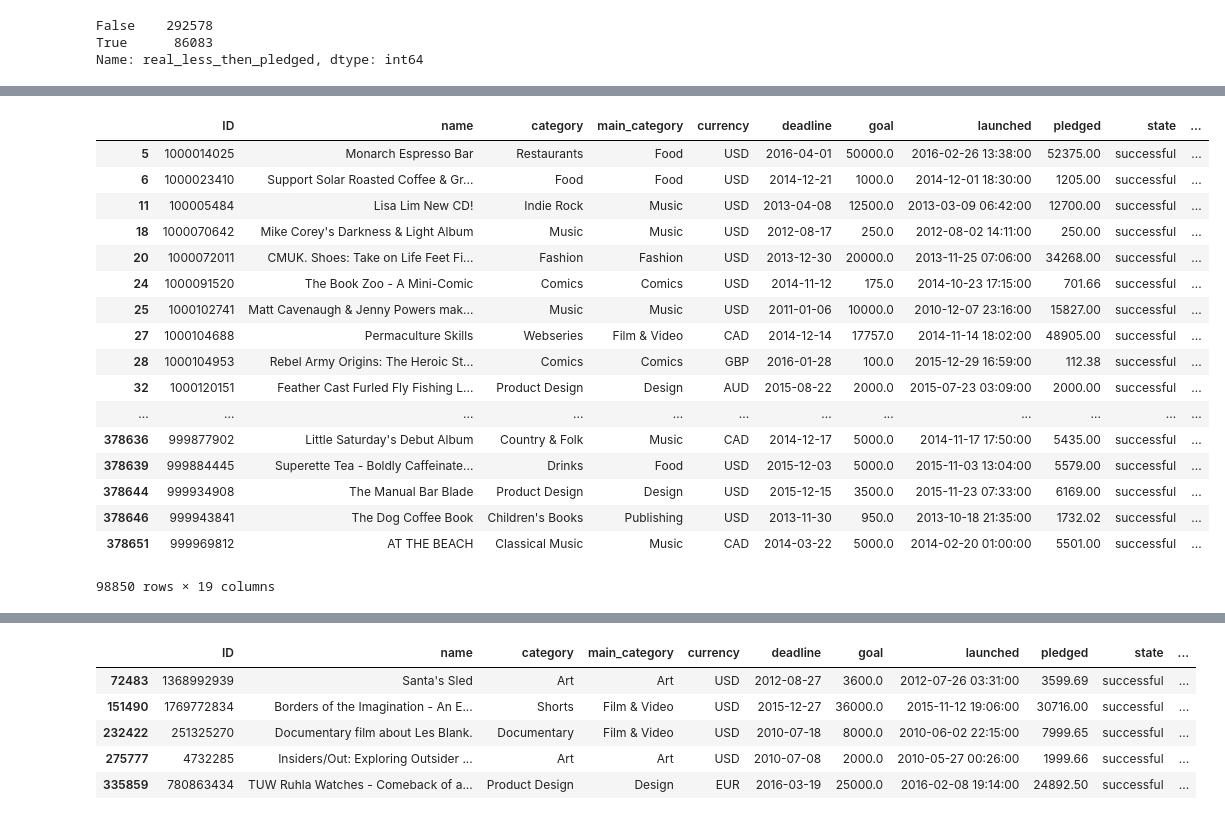
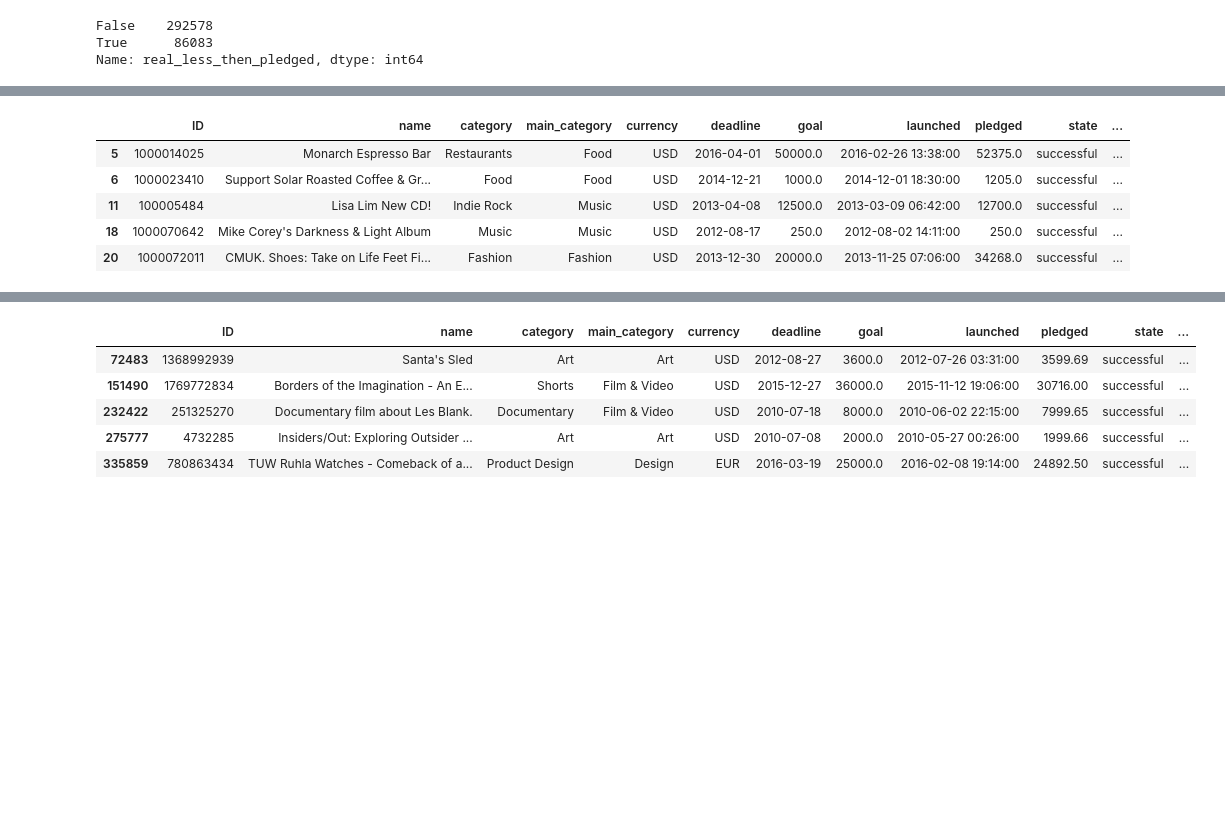
Before and after one commit to sagarvadher/KickstarterSuccessRatePredicton, a Jupyter notebook: Kickstarter.ipynb, the cells around one changed output, grey strips where cells are left out. Cells and saved outputs as stored; diff of their text form; code cells hidden in the pictures; blank space fills up the shorter version.

```diff
--- a/Kickstarter.ipynb
+++ b/Kickstarter.ipynb
@@ -319,24 +307,12 @@ df[(df.state == 'successful') & (df.real_less_then_pledged == True)]
 # %%
-df[(df.state == 'successful') & (df.real_less_then_pledged == False)]
+df[(df.state == 'successful') & (df.real_less_then_pledged == False)].head()
 # %% [output]
 |  | ID | name | category | main_category | currency | deadline | goal | launched | pledged | state | ... |
-| 5 | 1000014025 | Monarch Espresso Bar | Restaurants | Food | USD | 2016-04-01 | 50000.0 | 2016-02-26 13:38:00 | 52375.00 | successful | ... |
-| 6 | 1000023410 | Support Solar Roasted Coffee & Gr... | Food | Food | USD | 2014-12-21 | 1000.0 | 2014-12-01 18:30:00 | 1205.00 | successful | ... |
-| 11 | 100005484 | Lisa Lim New CD! | Indie Rock | Music | USD | 2013-04-08 | 12500.0 | 2013-03-09 06:42:00 | 12700.00 | successful | ... |
-| 18 | 1000070642 | Mike Corey's Darkness & Light Album | Music | Music | USD | 2012-08-17 | 250.0 | 2012-08-02 14:11:00 | 250.00 | successful | ... |
-| 20 | 1000072011 | CMUK. Shoes: Take on Life Feet Fi... | Fashion | Fashion | USD | 2013-12-30 | 20000.0 | 2013-11-25 07:06:00 | 34268.00 | successful | ... |
-| 24 | 1000091520 | The Book Zoo - A Mini-Comic | Comics | Comics | USD | 2014-11-12 | 175.0 | 2014-10-23 17:15:00 | 701.66 | successful | ... |
-| 25 | 1000102741 | Matt Cavenaugh & Jenny Powers mak... | Music | Music | USD | 2011-01-06 | 10000.0 | 2010-12-07 23:16:00 | 15827.00 | successful | ... |
-| 27 | 1000104688 | Permaculture Skills | Webseries | Film & Video | CAD | 2014-12-14 | 17757.0 | 2014-11-14 18:02:00 | 48905.00 | successful | ... |
-| 28 | 1000104953 | Rebel Army Origins: The Heroic St... | Comics | Comics | GBP | 2016-01-28 | 100.0 | 2015-12-29 16:59:00 | 112.38 | successful | ... |
-| 32 | 1000120151 | Feather Cast Furled Fly Fishing L... | Product Design | Design | AUD | 2015-08-22 | 2000.0 | 2015-07-23 03:09:00 | 2000.00 | successful | ... |
-| ... | ... | ... | ... | ... | ... | ... | ... | ... | ... | ... | ... |
-| 378636 | 999877902 | Little Saturday's Debut Album | Country & Folk | Music | CAD | 2014-12-17 | 5000.0 | 2014-11-17 17:50:00 | 5435.00 | successful | ... |
-| 378639 | 999884445 | Superette Tea - Boldly Caffeinate... | Drinks | Food | USD | 2015-12-03 | 5000.0 | 2015-11-03 13:04:00 | 5579.00 | successful | ... |
-| 378644 | 999934908 | The Manual Bar Blade | Product Design | Design | USD | 2015-12-15 | 3500.0 | 2015-11-23 07:33:00 | 6169.00 | successful | ... |
-| 378646 | 999943841 | The Dog Coffee Book | Children's Books | Publishing | USD | 2013-11-30 | 950.0 | 2013-10-18 21:35:00 | 1732.02 | successful | ... |
-| 378651 | 999969812 | AT THE BEACH | Classical Music | Music | CAD | 2014-03-22 | 5000.0 | 2014-02-20 01:00:00 | 5501.00 | successful | ... |
+| 5 | 1000014025 | Monarch Espresso Bar | Restaurants | Food | USD | 2016-04-01 | 50000.0 | 2016-02-26 13:38:00 | 52375.0 | successful | ... |
+| 6 | 1000023410 | Support Solar Roasted Coffee & Gr... | Food | Food | USD | 2014-12-21 | 1000.0 | 2014-12-01 18:30:00 | 1205.0 | successful | ... |
+| 11 | 100005484 | Lisa Lim New CD! | Indie Rock | Music | USD | 2013-04-08 | 12500.0 | 2013-03-09 06:42:00 | 12700.0 | successful | ... |
+| 18 | 1000070642 | Mike Corey's Darkness & Light Album | Music | Music | USD | 2012-08-17 | 250.0 | 2012-08-02 14:11:00 | 250.0 | successful | ... |
+| 20 | 1000072011 | CMUK. Shoes: Take on Life Feet Fi... | Fashion | Fashion | USD | 2013-12-30 | 20000.0 | 2013-11-25 07:06:00 | 34268.0 | successful | ... |
-98850 rows × 19 columns
 # %%
 df['success'] = df['pledged']>= df['goal']
 # %%
```
Also changed, not shown: parts of 4 cells of this notebook.
